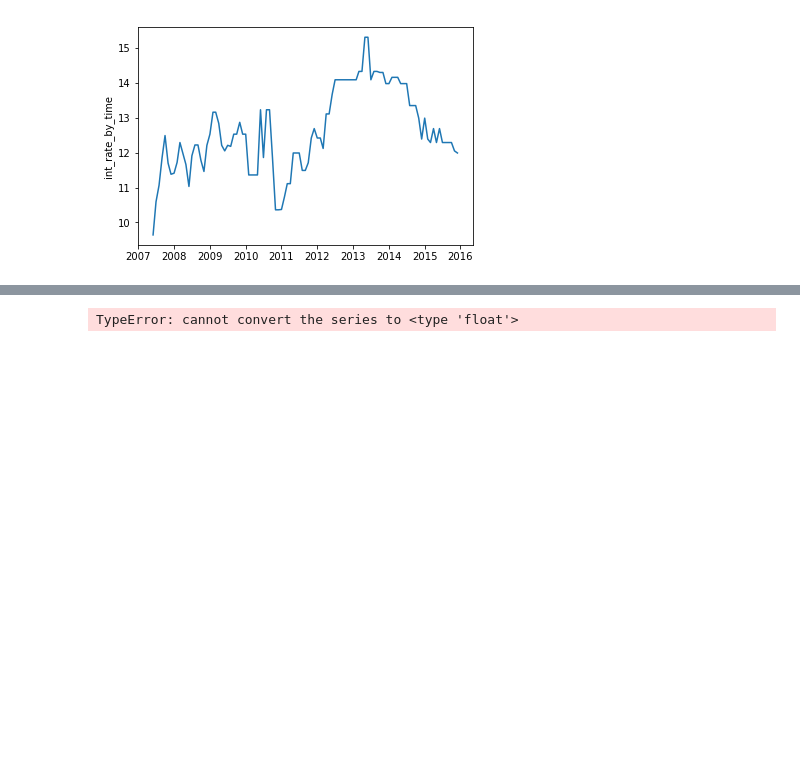
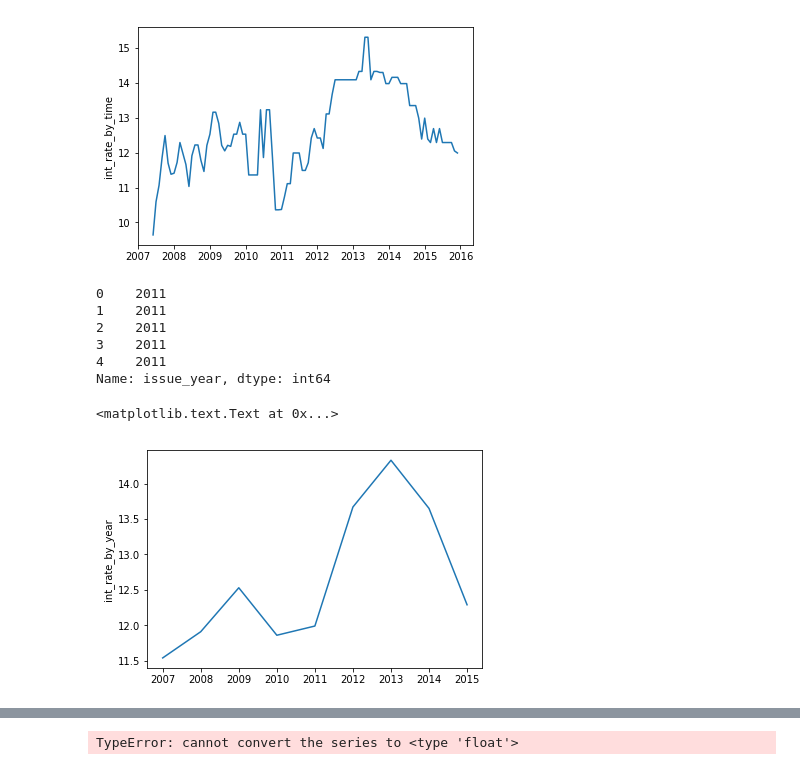
Before and after one commit to brandy-lei/LC, a Jupyter notebook: Untitled.ipynb, the cells around one changed output, grey strips where cells are left out. Saved outputs shown, nothing was run; the diff lists cells and outputs as text; code cells hidden in the pictures; blank space fills up the shorter version.

```diff
--- a/Untitled.ipynb
+++ b/Untitled.ipynb
@@ -419,0 +424,18 @@ test
+# %%
+#https://stackoverflow.com/questions/30405413/python-pandas-extract-year-from-datetime-dfyear-dfdate-year-is-not
+df['issue_year']=df.issue_d_1.dt.year
+df['issue_year'].head()
+# %% [output]
+0    2011
+1    2011
+2    2011
+3    2011
+4    2011
+Name: issue_year, dtype: int64
+# %%
+int_rate_by_year=df.groupby('issue_year').int_rate.median()
+plt.plot(int_rate_by_year)
+plt.ylabel('int_rate_by_year')
+# %% [output]
+<matplotlib.text.Text at 0x...>
+[figure, added]
```
Also changed, not shown: parts of 19 cells of this notebook, 1 other file.
